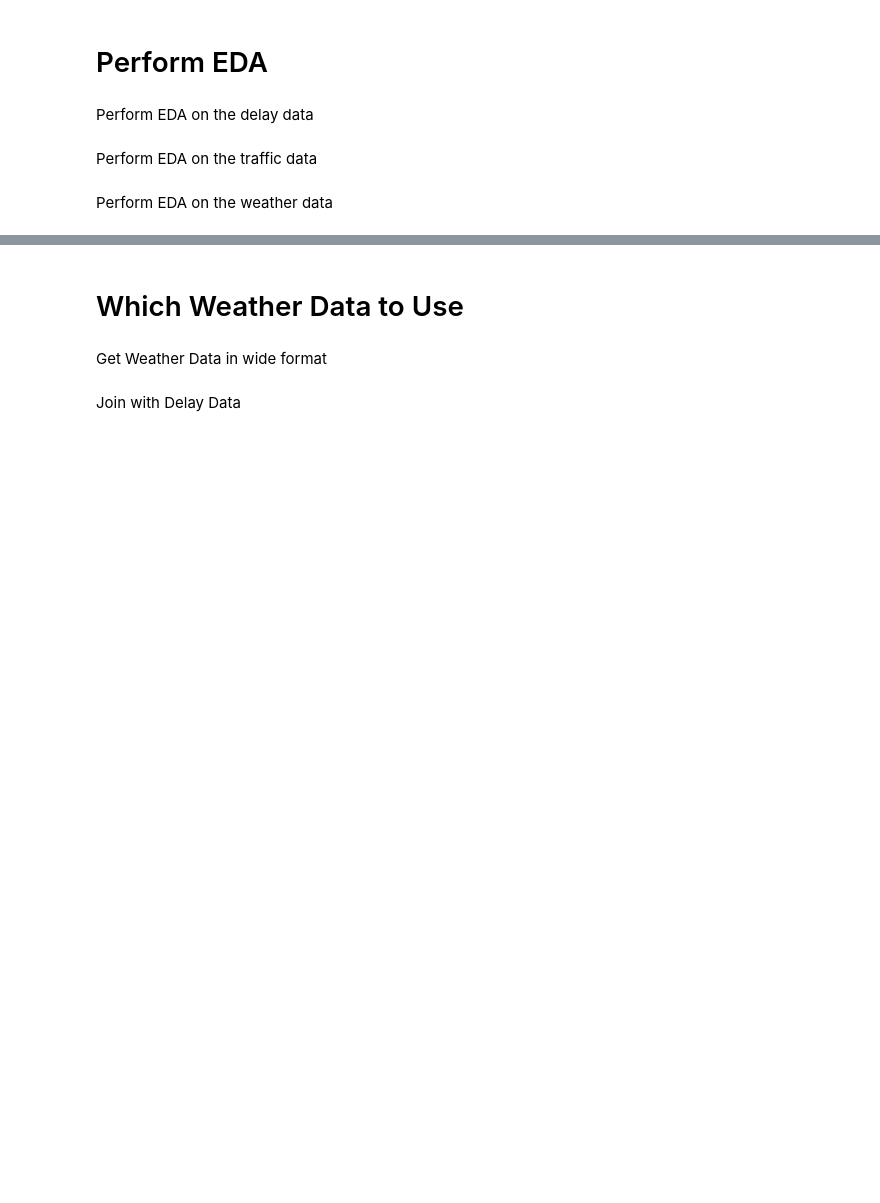
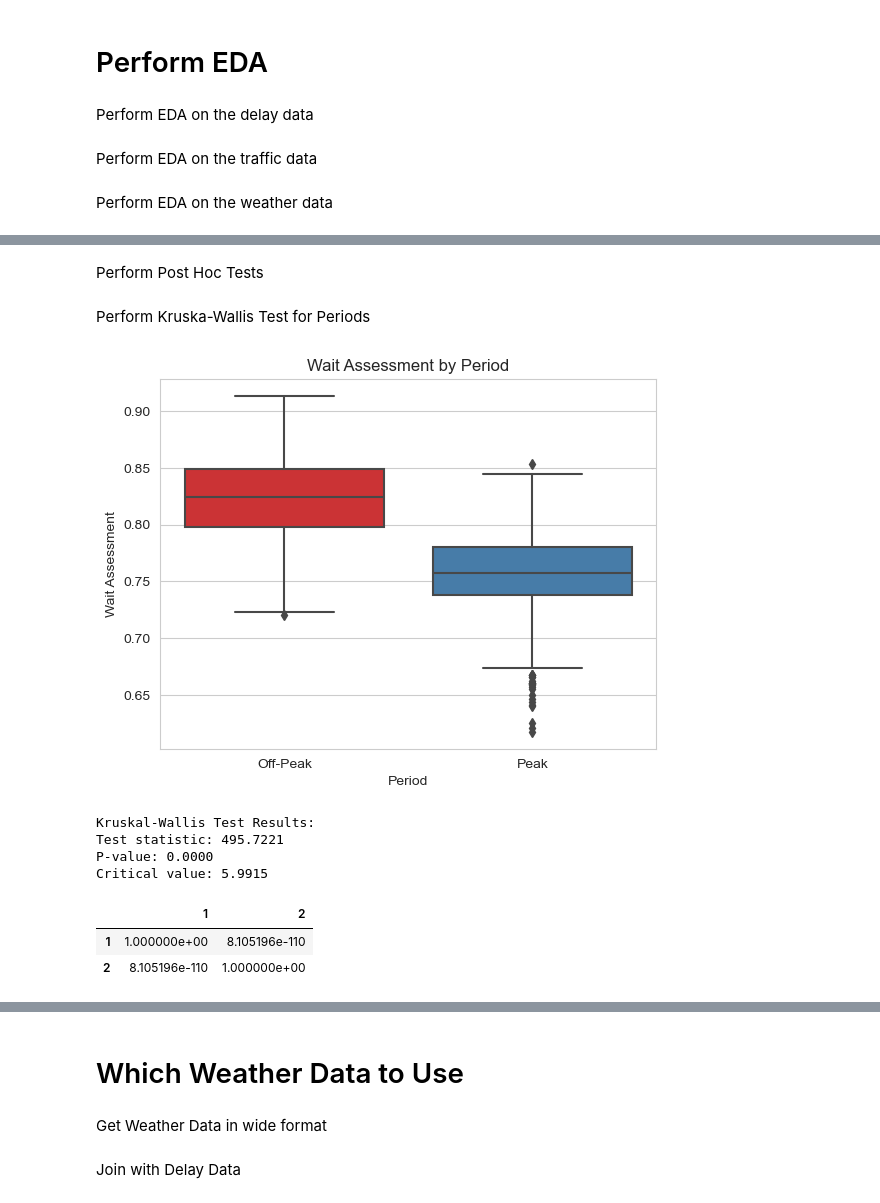
Before and after one commit to paulr28/Msc_Capstone, a Jupyter notebook: Data_Collection.ipynb, the cells around one changed output, grey strips where cells are left out. Drawn from its saved outputs; the diff is of its cells as text; code cells hidden in the pictures; blank space fills up the shorter version.

Commit message:
Added Statistical Tests

```diff
--- a/Data_Collection.ipynb
+++ b/Data_Collection.ipynb
@@ -734,0 +736,8 @@ weather["weather_type"].value_counts()
+# %%
+# Remove the rows where period is Systemwide
+
+delays_clean = delays[delays["period"] != "Systemwide"]
+# %%
+# Remove the rows where borough is Systemwide or Misc
+delays_clean = delays_clean[delays_clean["borough"] != "Systemwide"]
+delays_clean = delays_clean[delays_clean["borough"] != "Misc"]
@@ -734,0 +751,3 @@ weather["weather_type"].value_counts()
+# %%
+# Group Delays_clean by date, borough and period and get the mean of the wait_assessment column
+delays_clean = delays_clean.groupby(["date", "borough", "period"]).agg({"wait_assessment": "mean"}).reset_index()
@@ -734,0 +791,11 @@ weather["weather_type"].value_counts()
+# %%
+import seaborn as sns
+
+# Generate a boxplot of the wait_assessment column grouped by the borough and period columns
+sns.set_style("whitegrid")
+sns.boxplot(x="borough", y="wait_assessment", hue="period", data=anova_delays, palette="Set1")
+plt.xlabel('Borough')
+plt.ylabel('Wait Assessment')
+plt.title('Wait Assessment by Borough and Period')
+plt.legend(title='Period', loc='lower right')
+plt.show()
@@ -734,0 +843,2 @@ weather["weather_type"].value_counts()
+# %% [markdown]
+Perform Post Hoc Tests
@@ -734,0 +863,40 @@ weather["weather_type"].value_counts()
+# %% [markdown]
+Perform Kruska-Wallis Test for Periods
+# %%
+# Visualise the date distribution of the wait_assessment column
+sns.set_style("whitegrid")
+sns.boxplot(x="period", y="wait_assessment", data=delays_clean, palette="Set1")
+plt.xlabel('Period')
+plt.ylabel('Wait Assessment')
+plt.title('Wait Assessment by Period')
+plt.show()
+# %% [output]
+[figure, added]
+# %%
+from scipy.stats import chi2
+from scipy.stats import kruskal
+
+# Perform Kruskal-Wallis test
+stat, p = kruskal(*[delays_clean[delays_clean['period'] == geo]['wait_assessment'] for geo in delays_clean['period'].unique()])
+
+# Print the results
+print("Kruskal-Wallis Test Results:")
+print(f"Test statistic: {stat:.4f}")
+print(f"P-value: {p:.4f}")
+
+# Calculate the critical value for the significance level of 0.05
+critical_value = chi2.ppf(1-0.05, 2)
+
+print(f"Critical value: {critical_value:.4f}")
+# %% [output]
+Kruskal-Wallis Test Results:
+Test statistic: 495.7221
+P-value: 0.0000
+Critical value: 5.9915
+# %%
+# Perform post-hoc test
+sp.posthoc_dunn([delays_clean[delays_clean['period'] == geo]['wait_assessment'] for geo in delays_clean['period'].unique()], p_adjust='holm')
+# %% [output]
+|  | 1 | 2 |
+| 1 | 1.000000e+00 | 8.105196e-110 |
+| 2 | 8.105196e-110 | 1.000000e+00 |
```
Also changed, not shown: parts of 103 cells of this notebook.
